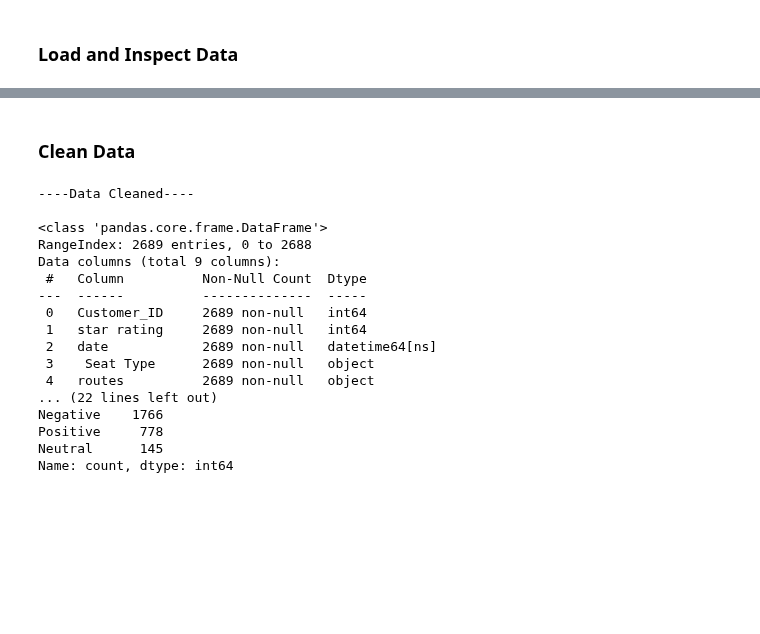
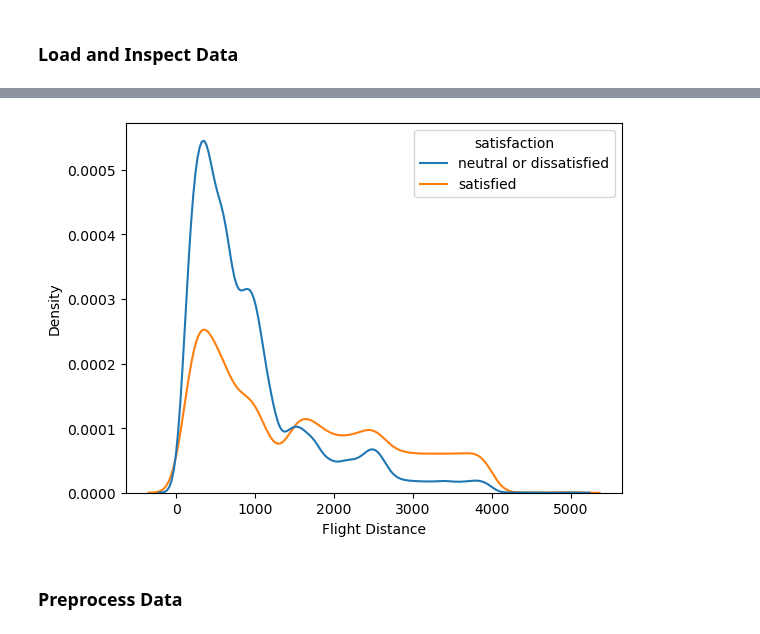
Before and after one commit to T-Godwins/airline-project, a Jupyter notebook: technical_analysis/01_cleaning_and_prep.ipynb, the cells around one changed output, grey strips where cells are left out. Drawn from its saved outputs; the diff is of its cells as text; code cells hidden in the pictures; blank space fills up the shorter version.

Commit message:
Project restructure and cleaning step (excluding large CSV files)

```diff
--- a/technical_analysis/01_cleaning_and_prep.ipynb
+++ b/technical_analysis/01_cleaning_and_prep.ipynb
@@ -49,46 +100,8 @@ dtype: int64
+# %%
+# I am not really sure what this is conveying or what I want to convey here
+kdeplot(data=df, x='Flight Distance', hue='satisfaction')
+plt.show()
+# %% [output]
+[figure, added]
 # %% [markdown]
-### Clean Data
+### Preprocess Data
-# %%
-df = df.copy()
-
-# Handle string columns
-for col in df.select_dtypes(include=['object']).columns:
-    # Convert to string first, then apply string operations
-    df[col] = df[col].fillna('')
-    df[col] = df[col].astype(str).str.strip().str.lower()
-
-# Convert date
-df['date'] = pd.to_datetime(df['date'])
-
-# Clean reviews - keep sentences intact for sentence transformers
-df['reviews'] = df['reviews'].str.replace('✅ trip verified |', ' ', regex=False)
-
-# Create sentiment categories
-df['sentiment'] = pd.cut(
-    df['star rating'],
-    bins=[-float('inf'), 4, 6, float('inf')],
-    labels=['Negative', 'Neutral', 'Positive']
-)
-
-print("----Data Cleaned----\n")
-print(df.info())
-print("\nNull values:\n", df.isnull().sum())
-print("\nSentiment distribution:\n", df['sentiment'].value_counts())
-# %% [output]
-----Data Cleaned----
-
-<class 'pandas.core.frame.DataFrame'>
-RangeIndex: 2689 entries, 0 to 2688
-Data columns (total 9 columns):
- #   Column          Non-Null Count  Dtype
----  ------          --------------  -----
- 0   Customer_ID     2689 non-null   int64
- 1   star rating     2689 non-null   int64
- 2   date            2689 non-null   datetime64[ns]
- 3    Seat Type      2689 non-null   object
- 4   routes          2689 non-null   object
-... (22 lines left out)
-Negative    1766
-Positive     778
-Neutral      145
-Name: count, dtype: int64
```
Also changed, not shown: parts of 13 cells of this notebook, 1 other file.
